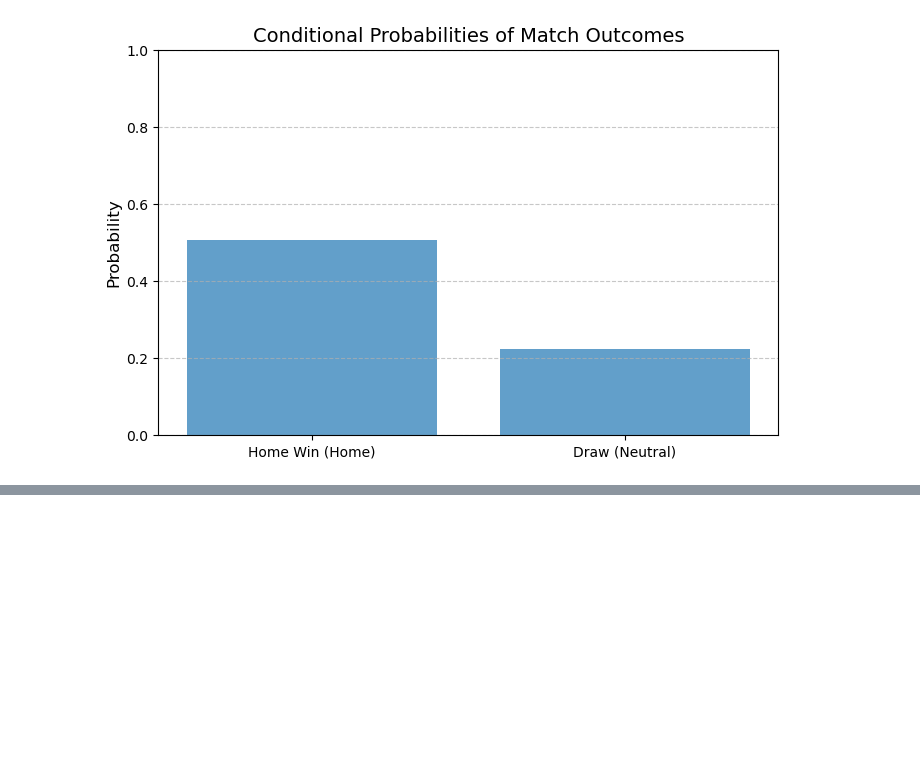
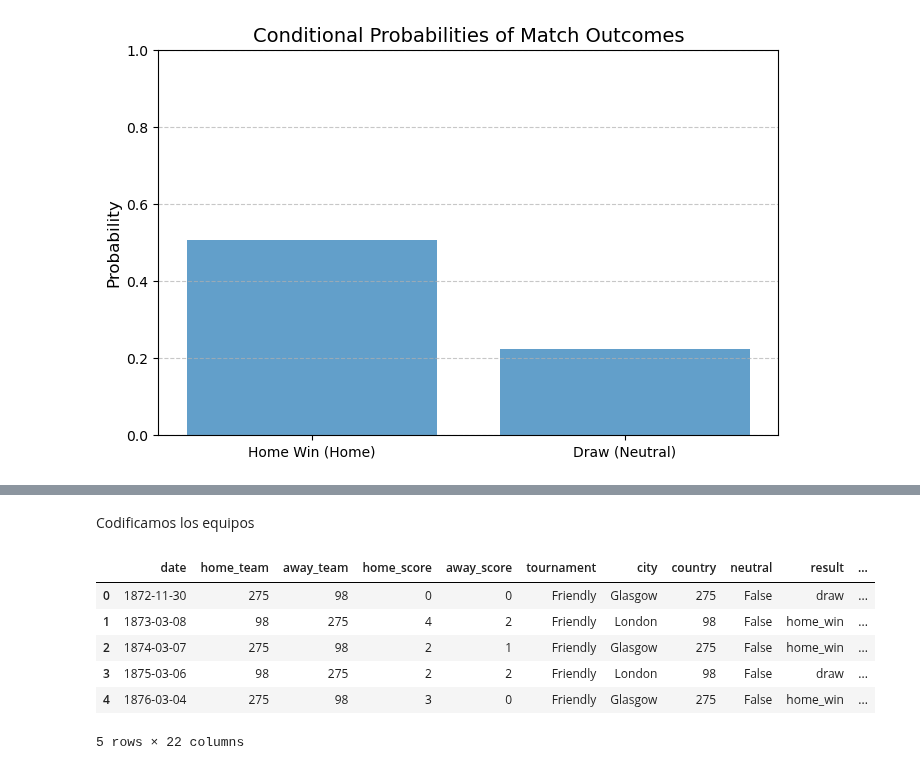
Before and after one commit to nestorojeda/MatematicasFeedback, a Jupyter notebook: code/notebook.ipynb, the cells around one changed output, grey strips where cells are left out. Saved outputs shown, nothing was run; the diff lists cells and outputs as text; code cells hidden in the pictures; blank space fills up the shorter version.

```diff
--- a/code/notebook.ipynb
+++ b/code/notebook.ipynb
@@ -499,0 +534,13 @@ plt.show()
+# %%
+data["home_last_win"] = data.groupby("home_team")["result"].shift(1) == "home_win"
+data["away_last_win"] = data.groupby("away_team")["result"].shift(1) == "away_win"
+data["home_last_draw"] = data.groupby("home_team")["result"].shift(1) == "draw"
+data["away_last_draw"] = data.groupby("away_team")["result"].shift(1) == "draw"
+data["home_last_loss"] = data.groupby("home_team")["result"].shift(1) == "away_win"
+data["away_last_loss"] = data.groupby("away_team")["result"].shift(1) == "home_win"
+data["home_last_goals_scored"] = data.groupby("home_team")["home_score"].shift(1)
+data["away_last_goals_scored"] = data.groupby("away_team")["away_score"].shift(1)
+data["home_last_goals_conceded"] = data.groupby("home_team")["away_score"].shift(1)
+data["away_last_goals_conceded"] = data.groupby("away_team")["home_score"].shift(1)
+data["home_win_rate"] = data.groupby("home_team")["result"].transform(lambda x: x.eq("home_win").rolling(10).mean())
+data["away_win_rate"] = data.groupby("away_team")["result"].transform(lambda x: x.eq("away_win").rolling(10).mean())
@@ -499,0 +571,29 @@ plt.show()
+# %% [markdown]
+Codificamos los equipos
+# %%
+from sklearn.preprocessing import LabelEncoder
+
+
+home_uniques = data["home_team"].unique()
+away_uniques = data["away_team"].unique()
+country_uniques = data["country"].unique()
+
+uniques = np.unique(np.concatenate((home_uniques, away_uniques, country_uniques),0))
+
+country_encoder = LabelEncoder()
+country_encoder.fit(uniques)
+
+data["away_team"] = country_encoder.transform(data["away_team"])
+data["home_team"] = country_encoder.transform(data["home_team"])
+
+data["country"] = country_encoder.transform(data["country"])
+
+data.head()
+# %% [output]
+|  | date | home_team | away_team | home_score | away_score | tournament | city | country | neutral | result | ... |
+| 0 | 1872-11-30 | 275 | 98 | 0 | 0 | Friendly | Glasgow | 275 | False | draw | ... |
+| 1 | 1873-03-08 | 98 | 275 | 4 | 2 | Friendly | London | 98 | False | home_win | ... |
+| 2 | 1874-03-07 | 275 | 98 | 2 | 1 | Friendly | Glasgow | 275 | False | home_win | ... |
+| 3 | 1875-03-06 | 98 | 275 | 2 | 2 | Friendly | London | 98 | False | draw | ... |
+| 4 | 1876-03-04 | 275 | 98 | 3 | 0 | Friendly | Glasgow | 275 | False | home_win | ... |
+5 rows × 22 columns
```
Also changed, not shown: parts of 19 cells of this notebook.
